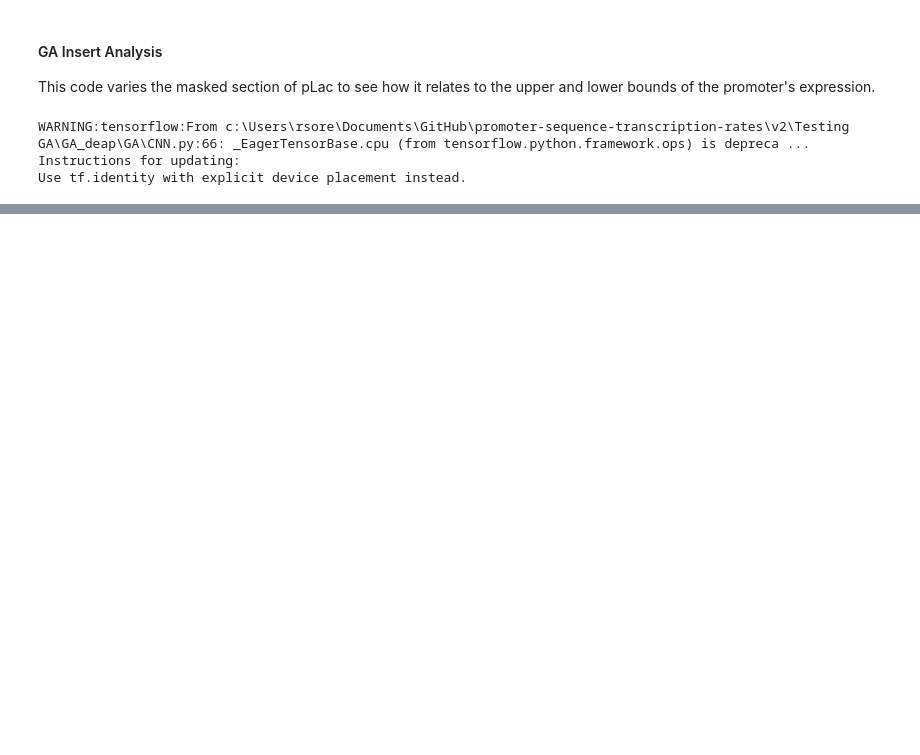
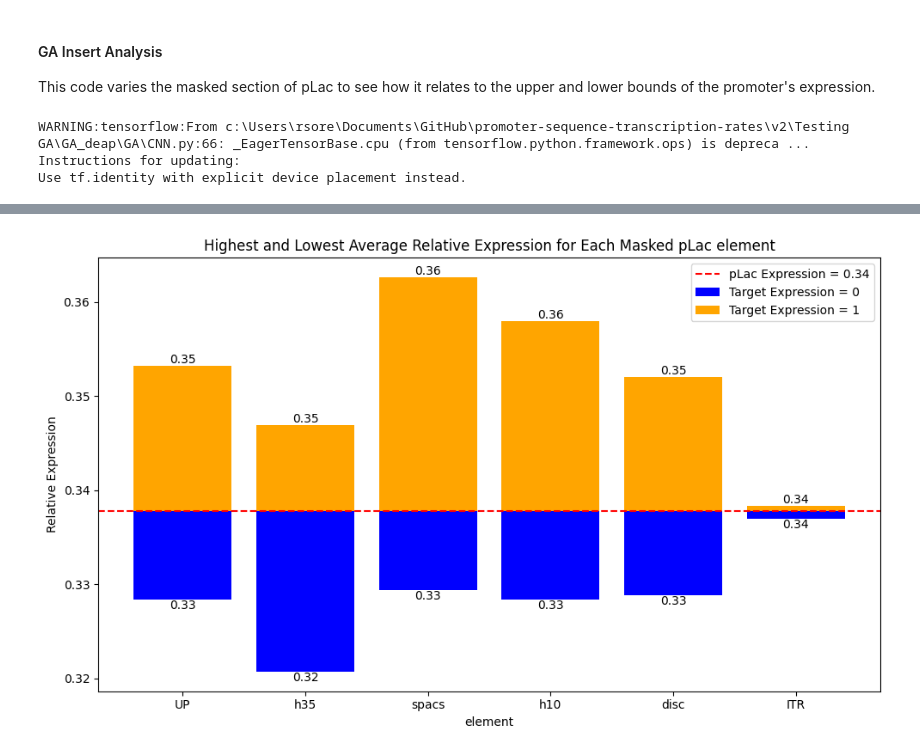
Before and after one commit to Rhys-sg/promoter-sequence-transcription-rates, a Jupyter notebook: v2/Testing GA/GA_deap/7_insert_analysis.ipynb, the cells around one changed output, grey strips where cells are left out. Saved outputs shown, nothing was run; the diff lists cells and outputs as text; code cells hidden in the pictures; blank space fills up the shorter version.

```diff
--- a/v2/Testing GA/GA_deap/7_insert_analysis.ipynb
+++ b/v2/Testing GA/GA_deap/7_insert_analysis.ipynb
@@ -66,0 +148,8 @@ Relationship between mask_length and run_time:
+# %%
+# Normalize to show average contribution of each nucleotide in each element
+pLac_expr = 0.33783603
+relative_df = filtered_df.copy()
+relative_df['prediction'] = ((filtered_df['prediction'] - pLac_expr) / filtered_df['mask_length']) + pLac_expr
+contribution_bar_graph(relative_df, independent_variable='element', axhline=True, text=True, xlim=None, ylim=None, order=order)
+# %% [output]
+[figure, added]
```
Also changed, not shown: parts of 13 cells of this notebook, 17 other files.
